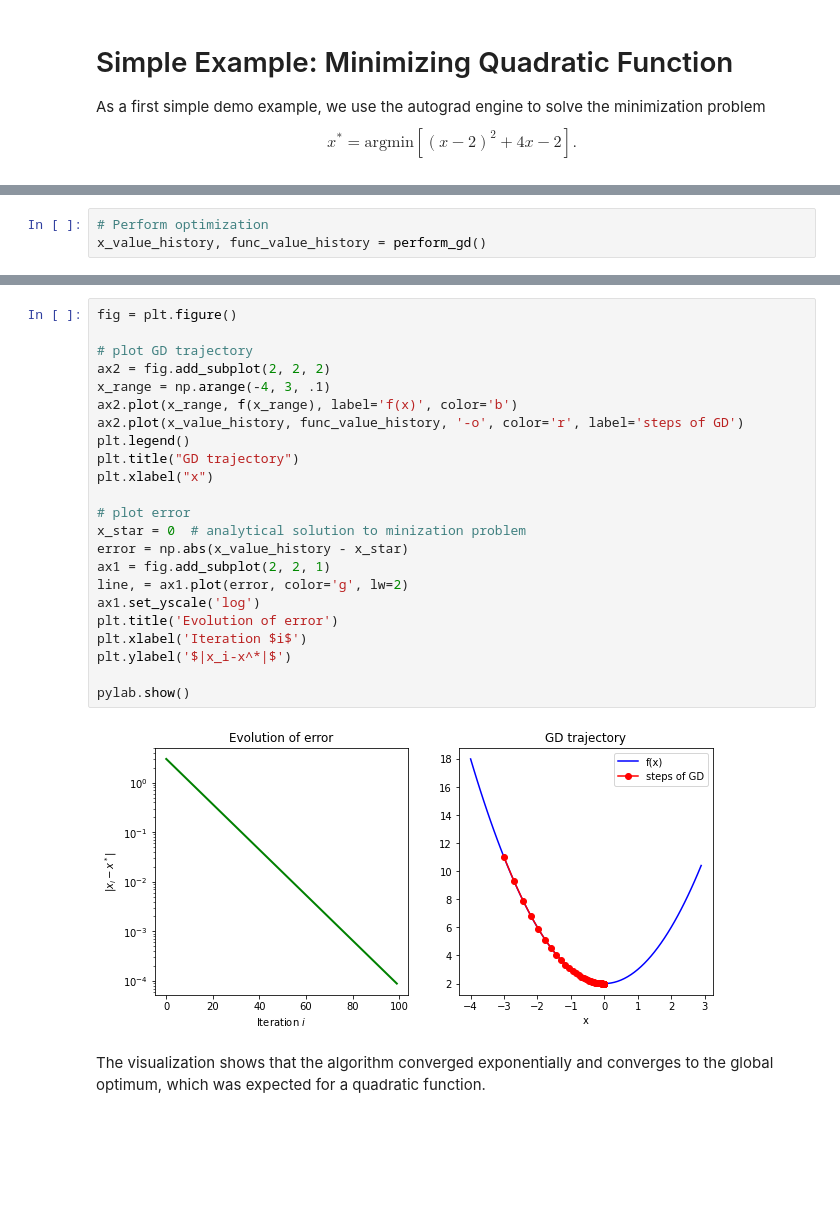
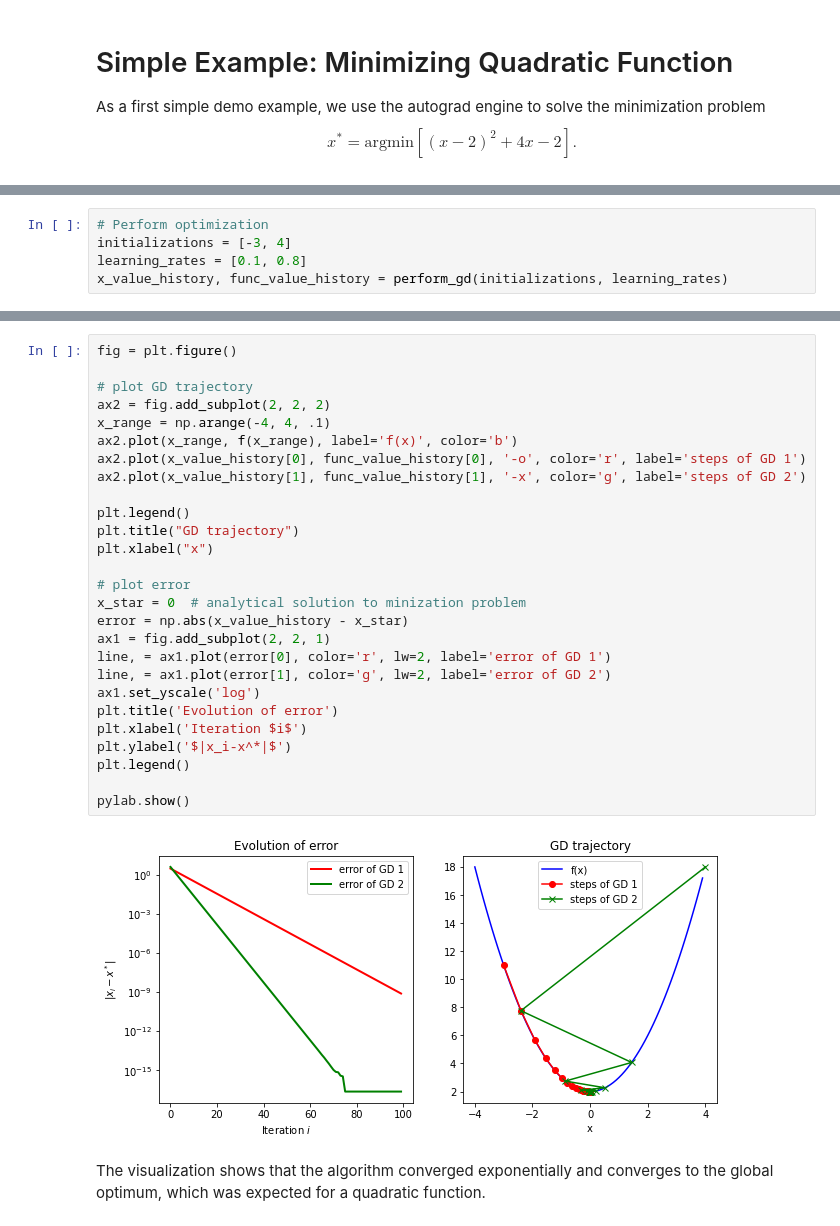
Before and after one commit to vbjan/autogradengine, a Jupyter notebook: demo.ipynb, the cells around one changed output, grey strips where cells are left out. Cells and saved outputs as stored; diff of their text form; blank space fills up the shorter version.

```diff
--- a/demo.ipynb
+++ b/demo.ipynb
@@ -109,5 +118,7 @@ def perform_gd(epochs=100):
     return np.array(x_value_history), np.array(func_value_history)
 # %%
 # Perform optimization
-x_value_history, func_value_history = perform_gd()
+initializations = [-3, 4]
+learning_rates = [0.1, 0.8]
+x_value_history, func_value_history = perform_gd(initializations, learning_rates)
 # %% [output]
@@ -118,28 +139,32 @@ epoch: 75 | x: [-0.00099897] | f(x): [2.00000123]
 # %%
 fig = plt.figure()
 
 # plot GD trajectory
 ax2 = fig.add_subplot(2, 2, 2)
-x_range = np.arange(-4, 3, .1)
+x_range = np.arange(-4, 4, .1)
 ax2.plot(x_range, f(x_range), label='f(x)', color='b')
-ax2.plot(x_value_history, func_value_history, '-o', color='r', label='steps of GD')
+ax2.plot(x_value_history[0], func_value_history[0], '-o', color='r', label='steps of GD 1')
+ax2.plot(x_value_history[1], func_value_history[1], '-x', color='g', label='steps of GD 2')
+
 plt.legend()
 plt.title("GD trajectory")
 plt.xlabel("x")
 
 # plot error
 x_star = 0  # analytical solution to minization problem
 error = np.abs(x_value_history - x_star)
 ax1 = fig.add_subplot(2, 2, 1)
-line, = ax1.plot(error, color='g', lw=2)
+line, = ax1.plot(error[0], color='r', lw=2, label='error of GD 1')
+line, = ax1.plot(error[1], color='g', lw=2, label='error of GD 2')
 ax1.set_yscale('log')
 plt.title('Evolution of error')
 plt.xlabel('Iteration $i$')
 plt.ylabel('$|x_i-x^*|$')
+plt.legend()
 
 pylab.show()
 # %% [output]
-[figure, old version]
+[figure, new version]
 # %% [markdown]
 The visualization shows that the algorithm converged exponentially and converges to the global optimum, which was expected for a quadratic function.
 # %% [markdown]
```
Also changed, not shown: parts of 4 cells of this notebook, 4 other files.
